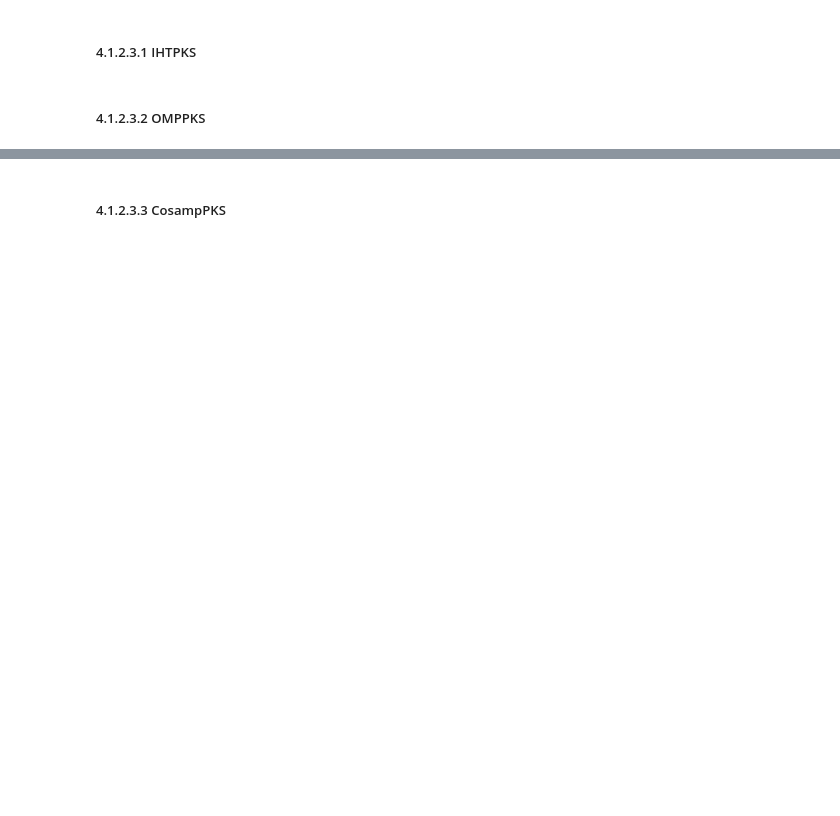
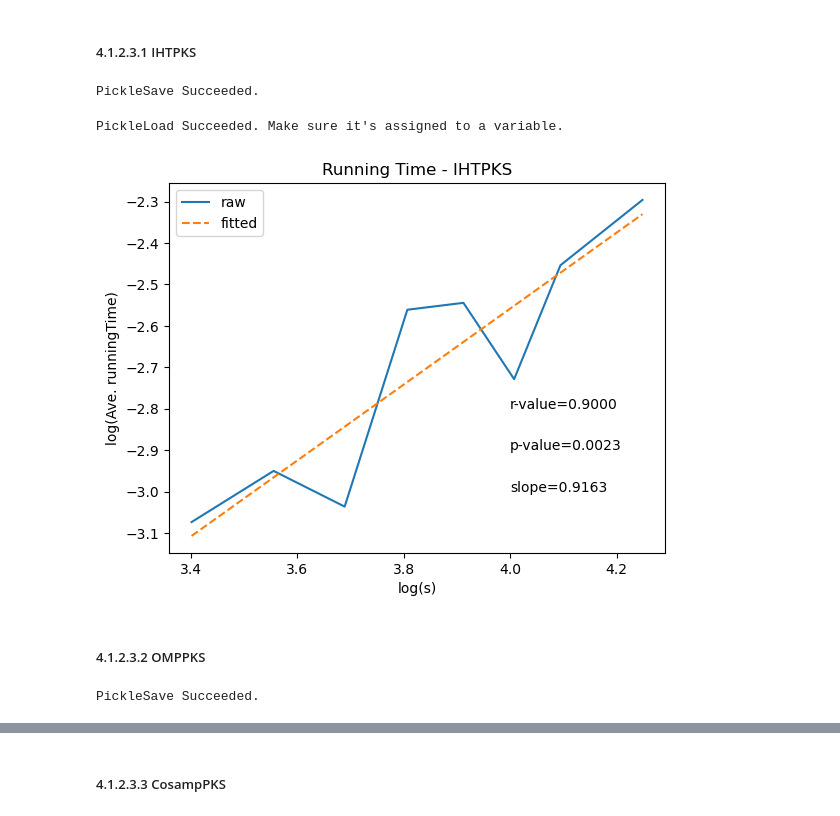
Before and after one commit to LIU-Xnd/CompressiveSensing, a Jupyter notebook: Algorithms.ipynb, the cells around one changed output, grey strips where cells are left out. Saved outputs shown, nothing was run; the diff lists cells and outputs as text; code cells hidden in the pictures; blank space fills up the shorter version.

Commit message:
Final
sampMats_m.pickle not commited.

```diff
--- a/Algorithms.ipynb
+++ b/Algorithms.ipynb
@@ -2549,4 +2561,54 @@ Supps_s = pickleLoad('Supps_s')
 # %% [markdown]
 ##### 4.1.2.3.1 IHTPKS
+# %%
+runningTimes = []
+for j in range(len(sPool)):
+    x = X_s[j]
+    s = sPool[j]
+    supp = Supps_s[j]
+    y = Phi_s @ x
+    start = time.time()
+    IHTPKS(y, Phi_s, s, T0=supp[:int(len(supp)*pR)])
+    end = time.time()
+    delta = end - start
+    runningTimes.append(delta)
+
+pickleSave(runningTimes,'runningTimes_s_IHTPKS')
+# %% [output]
+PickleSave Succeeded.
+# %%
+runningTimes_s_IHTPKS = pickleLoad('runningTimes_s_IHTPKS')
+plt.plot(np.log(sPool),np.log(runningTimes_s_IHTPKS),label='raw')
+plt.xlabel('log(s)')
+plt.ylabel('log(Ave. runningTime)')
+plt.title('Running Time - IHTPKS')
+
+nPool = np.array(sPool)
+result = stats.linregress(np.log(sPool),np.log(runningTimes_s_IHTPKS))
+plt.plot(np.log(sPool), result.intercept + result.slope * np.log(sPool), '--', label='fitted')
+plt.legend()
+plt.annotate('r-value='+"{:.4f}".format(result.rvalue),(4,-2.8))
+plt.annotate('p-value='+"{:.4f}".format(result.pvalue),(4,-2.9))
+plt.annotate('slope='+"{:.4f}".format(result.slope),(4,-3))
+plt.show()
+# %% [output]
+PickleLoad Succeeded. Make sure it's assigned to a variable.
+[figure, added]
 # %% [markdown]
 ##### 4.1.2.3.2 OMPPKS
+# %%
+runningTimes = []
+for j in range(len(sPool)):
+    x = X_s[j]
+    s = sPool[j]
+    supp = Supps_s[j]
+    y = Phi_s @ x
+    start = time.time()
+    OMPPKS(y, Phi_s, T0=supp[:int(len(supp)*pR)])
+    end = time.time()
+    delta = end - start
+    runningTimes.append(delta)
+
+pickleSave(runningTimes,'runningTimes_s_OMPPKS')
+# %% [output]
+PickleSave Succeeded.
```
Also changed, not shown: parts of 37 cells of this notebook, 3 other files.
